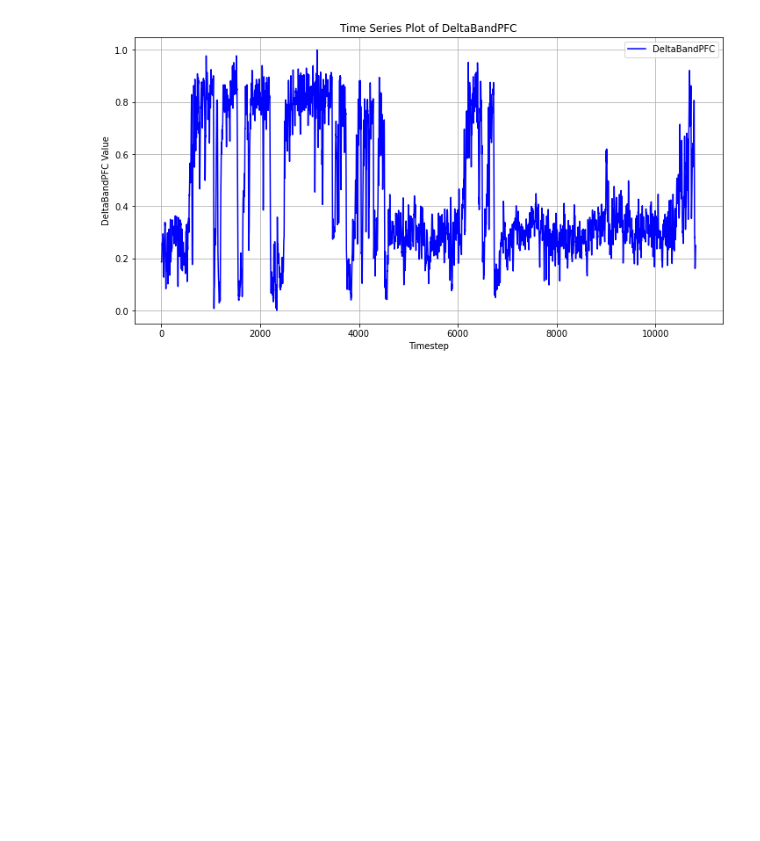
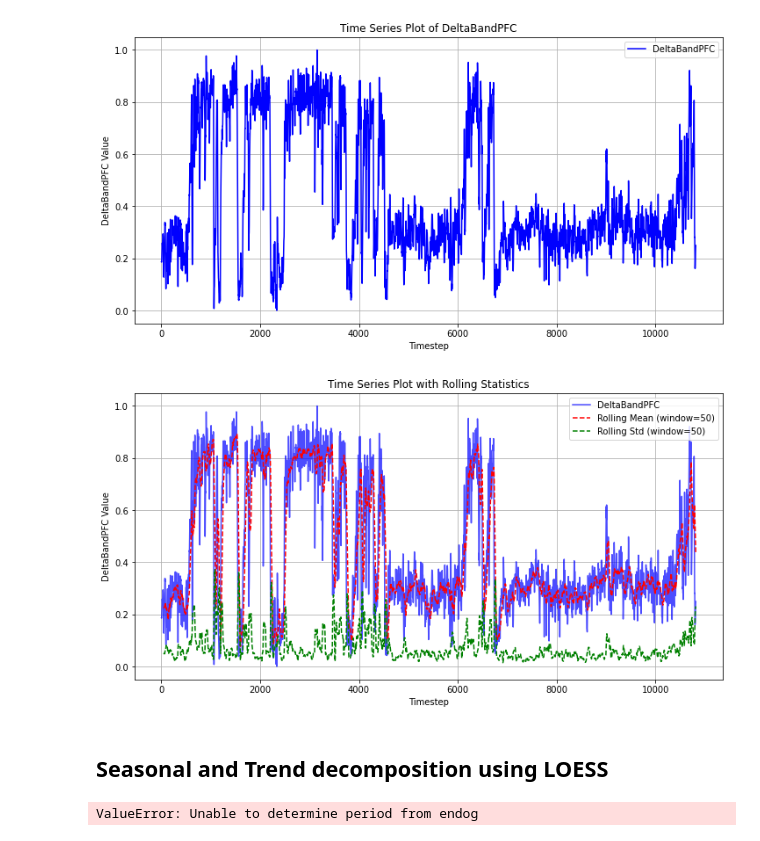
Before and after one commit to conscioustahoe/sleep-scoring-analysis, a Jupyter notebook: DeltaBandPFCAnalysis.ipynb, the cells around one changed output. Drawn from its saved outputs; the diff is of its cells as text; code cells hidden in the pictures; blank space fills up the shorter version.

Commit message:
add rolling mean and standard deviation plots in DeltaBandPFCAnalysis notebook

```diff
--- a/DeltaBandPFCAnalysis.ipynb
+++ b/DeltaBandPFCAnalysis.ipynb
@@ -46,3 +99,66 @@ plt.grid(True)
 plt.show()
 # %% [output]
 [figure]
+# %%
+plt.figure(figsize=(12, 6))
+
+# Plot the original signal
+plt.plot(df.index, df['DeltaBandPFC'], label='DeltaBandPFC', color='blue', alpha=0.7)
+
+# Plot rolling mean (smoothed signal) to visualize trends
+rolling_mean = df['DeltaBandPFC'].rolling(window=50).mean()
+plt.plot(df.index, rolling_mean, label='Rolling Mean (window=50)', color='red', linestyle='--')
+
+# Plot rolling standard deviation to visualize volatility
+rolling_std = df['DeltaBandPFC'].rolling(window=50).std()
+plt.plot(df.index, rolling_std, label='Rolling Std (window=50)', color='green', linestyle='--')
+
+plt.title('Time Series Plot with Rolling Statistics')
+plt.xlabel('Timestep')
+plt.ylabel('DeltaBandPFC Value')
+plt.legend()
+plt.grid(True)
+
+# plt.savefig('time_series_plot.png')
+
+plt.show()
+# %% [output]
+[figure, added]
+# %% [markdown]
+## Seasonal and Trend decomposition using LOESS
+# %%
+import statsmodels.api as sm
+
+seasonal_period = 3  # Adjust this based on your data
+
+# Perform seasonal decomposition using LOESS (STL-LOESS)
+result = sm.tsa.STL(df['DeltaBandPFC'], seasonal=seasonal_period).fit()
+
+# Plot the decomposition components
+plt.figure(figsize=(12, 8))
+
+# Original signal
+plt.subplot(411)
+plt.plot(df.index, df['DeltaBandPFC'], label='Original Signal', color='blue')
+plt.legend(loc='upper left')
+plt.title('Time Series Decomposition')
+
+# Trend component
+plt.subplot(412)
+plt.plot(df.index, result.trend, label='Trend', color='red')
+plt.legend(loc='upper left')
+
+# Seasonal component
+plt.subplot(413)
+plt.plot(df.index, result.seasonal, label='Seasonal', color='green')
+plt.legend(loc='upper left')
+
+# Residual component
+plt.subplot(414)
+plt.plot(df.index, result.resid, label='Residual', color='purple')
+plt.legend(loc='upper left')
+
+plt.tight_layout()
+plt.show()
+# %% [output]
+ValueError: Unable to determine period from endog
```
Also changed, not shown: parts of 7 cells of this notebook.
